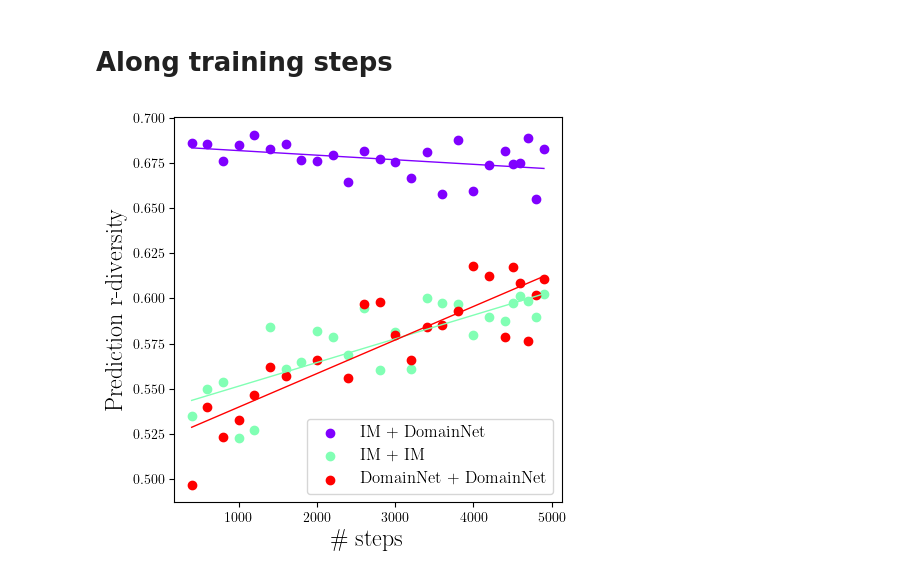
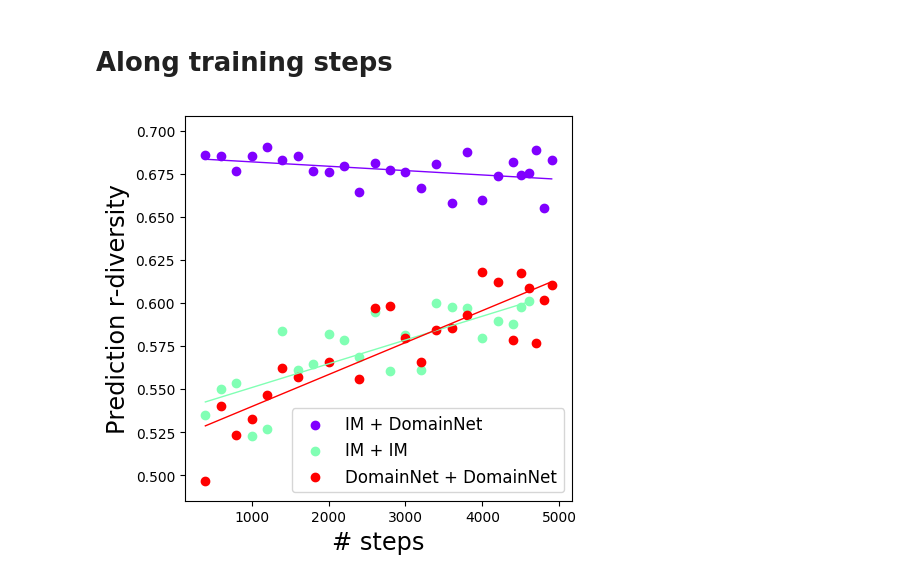
Before and after one commit to alexrame/domainbedv2, a Jupyter notebook: notebooks/recycling/diwa_diversity_versus_accuracy_home.ipynb, the cells around one changed output. Cells and saved outputs as stored; diff of their text form; code cells hidden in the pictures.

```diff
--- a/notebooks/recycling/diwa_diversity_versus_accuracy_home.ipynb
+++ b/notebooks/recycling/diwa_diversity_versus_accuracy_home.ipynb
@@ -4,16 +4,16 @@
 import sys
 import collections
 import numpy as np
-# sys.path.append("/private/home/alexandrerame/domainbedv2/")
-# sys.path.append("/private/home/alexandrerame/slurmconfig/notebook/data")
+sys.path.append("/private/home/alexandrerame/domainbedv2/")
+sys.path.append("/private/home/alexandrerame/slurmconfig/notebook/data")
 
-sys.path.append("/Users/alexandrerame/code_repository/codedev/domainbedv2")
-sys.path.append("/Users/alexandrerame/code_repository/notebook/data")
+# sys.path.append("/Users/alexandrerame/code_repository/codedev/domainbedv2")
+# sys.path.append("/Users/alexandrerame/code_repository/notebook/data")
 
 from domainbed.codeplot import plot
 
 plot.plt.rcParams["figure.figsize"] = (5, 5)
-plot.plt.rcParams['text.usetex'] = True
+# plot.plt.rcParams['text.usetex'] = True
 plot.plt.rcParams['font.family'] = 'serif'
 plot.plt.rcParams['font.serif'] = 'Times Roman'
 # plot.FORMAT_X=1
@@ -360,17 +346,17 @@ home0_div_imdn0dn1_isit_step_top2.l[0].append(
 # %%
 plot.MUL = 0
 fig = plot.plot_key(
     home0_div_imdn0dn1_idit_step.l + home0_div_imdn0dn1_isit_step_top2.l,
     labels=home0_div_imdn0dn1_idit_step.labels + home0_div_imdn0dn1_isit_step_top2.labels,
     key1="step",
     key2="divr_netm",
     keyclustering="step",
     #keyerror="divq_netm_std",
     lambda_filtering=lambda x: x["step"] > 200 and x.get("testenv", 0) == 0,
     loc="lower right",
     order="1",
     list_indexes=[0, 3, 5]
 )
-plot.save_fig(fig, "diwa/fig_dnim_step_dr_" + "home0" + ".pdf")
+# plot.save_fig(fig, "diwa/fig_dnim_step_dr_" + "home0" + ".pdf")
 # %% [output]
-[figure, old version]
+[figure, new version]
```
Also changed, not shown: parts of 20 cells of this notebook, 14 other files.
